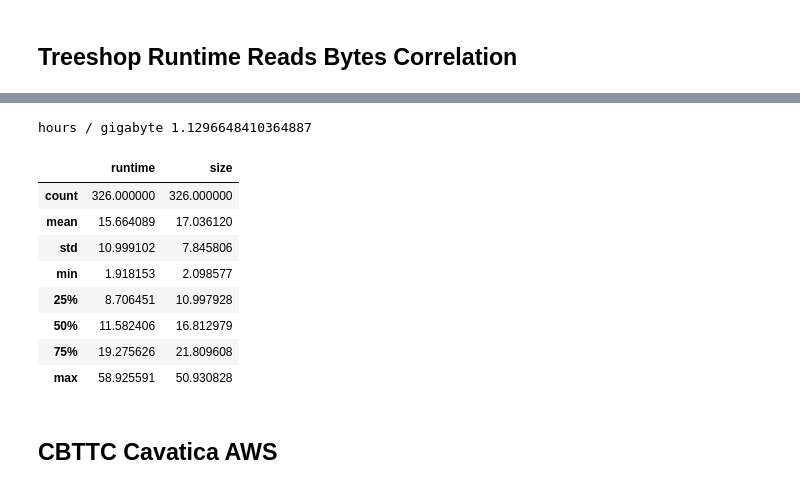
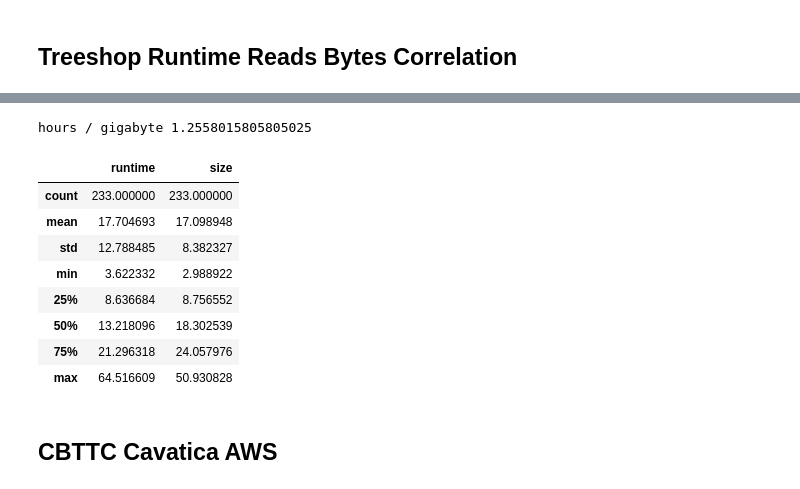
Before and after one commit to rcurrie/notebooks, a Jupyter notebook: Treehouse Runtime Projections.ipynb, the cells around one changed output, grey strips where cells are left out. Cells and saved outputs as stored; diff of their text form; code cells hidden in the pictures.

```diff
--- a/Treehouse Runtime Projections.ipynb
+++ b/Treehouse Runtime Projections.ipynb
@@ -18,17 +43,29 @@ UMEND Method IDs Found: 326
-# %%
-methods = [{
-    "umend": m,
-    "rnaseq": json.loads(open(
-        glob.glob("/treehouse/archive/downstream/{}/secondary/*rnaseq*/methods.json"
-                  .format(m["sample_id"]))[0]).read())
-} for m in umend]
+# %%
+try:
+    methods = [{
+        "rnaseq": json.loads(open(
+            glob.glob("/treehouse/archive/downstream/{}/secondary/*rnaseq*/methods.json"
+                      .format(id))[0]).read()),
+        "umend": json.loads(open(
+            glob.glob("/treehouse/archive/downstream/{}/secondary/*umend*/methods.json"
+                      .format(id))[0]).read()),
+        "fusion": json.loads(open(
+            glob.glob("/treehouse/archive/downstream/{}/secondary/*fusion*/methods.json"
+                      .format(id))[0]).read())
+    } for id in ids]
+except:
+    print(sys.exc_info()[2].tb_next.tb_frame.f_locals)
+    raise
 # %%
 runtimes = pd.DataFrame([{
     "sample_id": m["rnaseq"]["sample_id"],
     "size":
-        sum([os.path.getsize(os.path.join("/treehouse/archive", i)) for i in m["rnaseq"]["inputs"]]) / 10**9,
+        sum([os.path.getsize(os.path.join("/treehouse/archive", i)) for i in m["rnaseq"]["inputs"]
+             if os.path.exists(os.path.join("/treehouse/archive", i))]) / 10**9,
     "runtime":
         sum([(dateutil.parser.parse(v["end"])
               - dateutil.parser.parse(v["start"])).total_seconds()/(60*60) for k,v in m.items()]),
 
 } for m in methods])
+# %%
+runtimes_with_size = runtimes[runtimes["size"] > 0]
@@ -55,20 +96,20 @@ sns.regplot(x="size", y="runtime", data=runtime_vs_size)
 # %%
-linear = np.polyfit(runtime_vs_size["size"].values, runtime_vs_size["runtime"].values, deg=1)
+linear = np.polyfit(runtimes_with_size["size"].values, runtimes_with_size["runtime"].values, deg=1)
 print("hours / gigabyte", linear[0])
 # %% [output]
-hours / gigabyte 1.1296648410364887
+hours / gigabyte 1.2558015805805025
 # %%
-runtimes.describe()
+runtimes_with_size.describe()
 # %% [output]
 |  | runtime | size |
-| count | 326.000000 | 326.000000 |
-| mean | 15.664089 | 17.036120 |
-| std | 10.999102 | 7.845806 |
-| min | 1.918153 | 2.098577 |
-| 25% | 8.706451 | 10.997928 |
-| 50% | 11.582406 | 16.812979 |
-| 75% | 19.275626 | 21.809608 |
-| max | 58.925591 | 50.930828 |
+| count | 233.000000 | 233.000000 |
+| mean | 17.704693 | 17.098948 |
+| std | 12.788485 | 8.382327 |
+| min | 3.622332 | 2.988922 |
+| 25% | 8.636684 | 8.756552 |
+| 50% | 13.218096 | 18.302539 |
+| 75% | 21.296318 | 24.057976 |
+| max | 64.516609 | 50.930828 |
 # %% [markdown]
 ## CBTTC Cavatica AWS
 # %%
```
Also changed, not shown: parts of 9 cells of this notebook, 4 other files.
